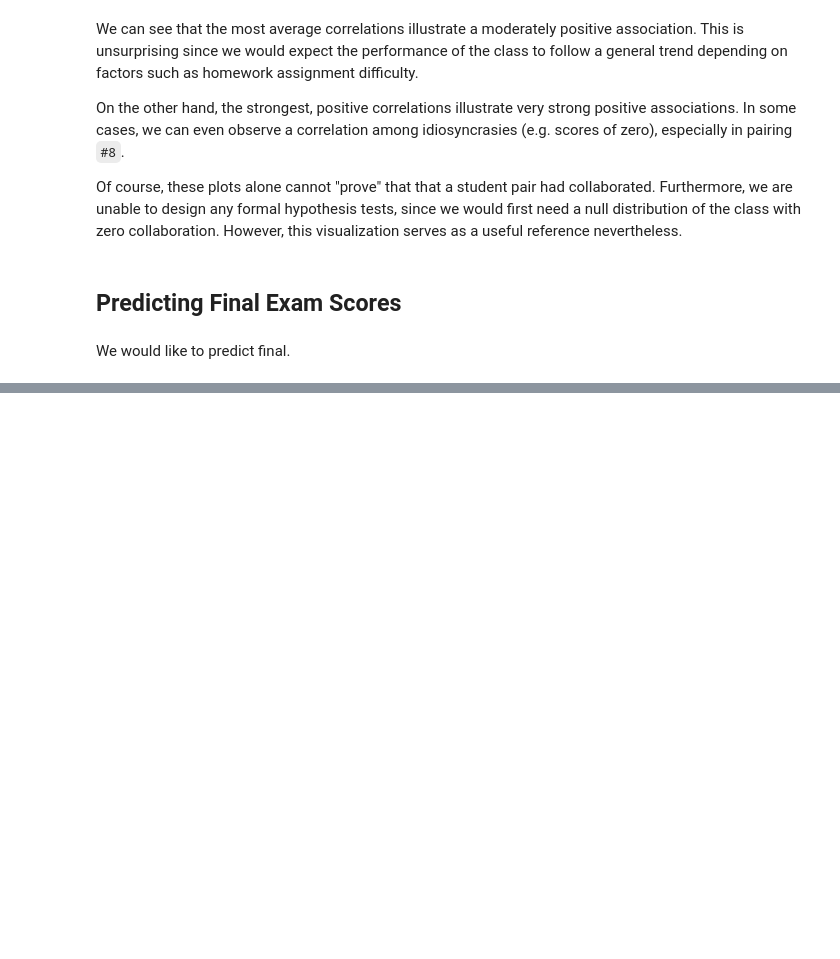
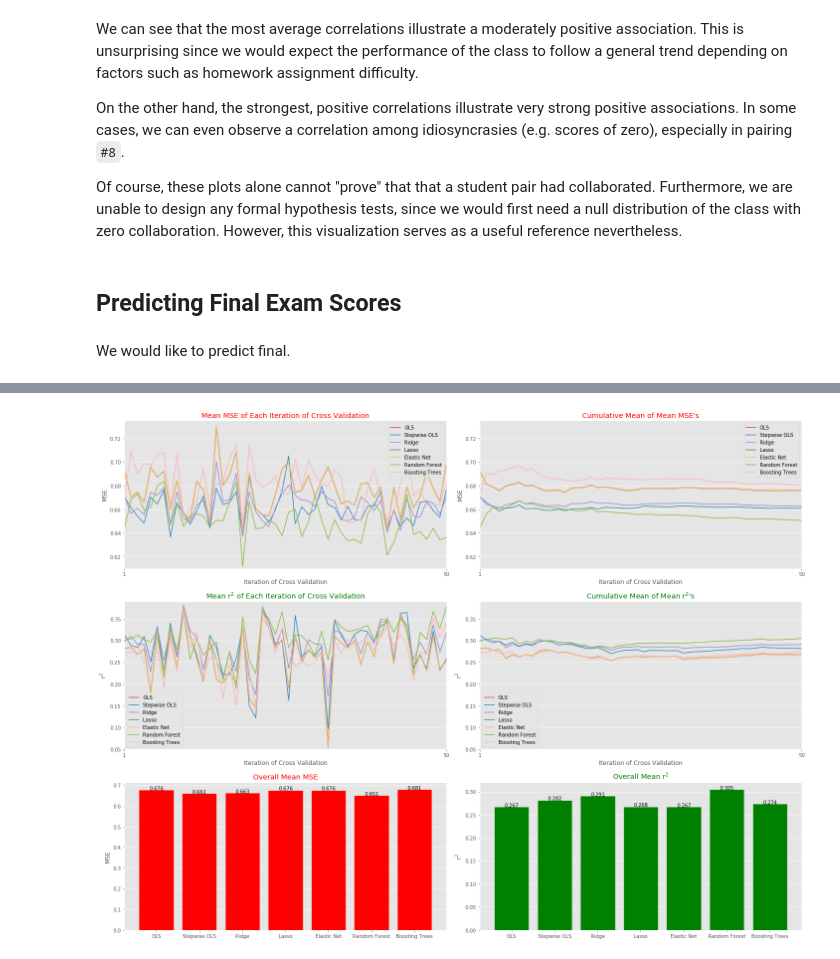
Before and after one commit to dleestat/grades, a Jupyter notebook: Grades.ipynb, the cells around one changed output, grey strips where cells are left out. Cells and saved outputs as stored; diff of their text form; code cells hidden in the pictures; blank space fills up the shorter version.

Commit message:
Start regression

```diff
--- a/Grades.ipynb
+++ b/Grades.ipynb
@@ -608,0 +617,99 @@ Conditions:
+# %%
+gbrt = GradientBoostingRegressor(learning_rate=.017, n_estimators=100, max_features=3, max_depth=3, min_samples_split=10, min_samples_leaf=10)
+# %%
+niterations, nfolds = 50, 10
+
+class RegressionMethod:
+    """A regression method to predict final exam scores."""
+    def __init__(self, name, method, predictors):
+        self.name, self.method, self.predictors = name, method, predictors
+        self.MSEs, self.r2s = np.empty(niterations), np.empty(niterations)
+
+methods = (
+    RegressionMethod('OLS', LinearRegression(), predictors),
+    RegressionMethod('Stepwise OLS', LinearRegression(), selected),
+    RegressionMethod('Ridge', Ridge(alpha=alphas['ridge']), predictors),
+    RegressionMethod('Lasso', Lasso(alpha=alphas['lasso']), predictors),
+    RegressionMethod('Elastic Net', ElasticNet(alpha=alphas['elastic net']), predictors),
+    RegressionMethod('Random Forest', rf, predictors),
+    RegressionMethod('Boosting Trees', gbrt, predictors),
+)
+# %%
+%%time
+
+# Shuffle the data for cross validation
+np.random.seed(0)
+df_cvs = [df_z.sample(frac=1) for _ in range(niterations)]
+
+x, xlim, xticks = range(1,niterations+1), [1,niterations], [1,niterations]
+MSE_ylim, r2_ylim = [.61,.735], [.05,.39]
+
+fig = plt.figure(figsize=(20,15))
+
+MSE_plot = plt.subplot(321)
+plt.title('Mean MSE of Each Iteration of Cross Validation', color='r')
+plt.xlabel('Iteration of Cross Validation')
+plt.ylabel('MSE')
+plt.xlim(xlim)
+plt.ylim(MSE_ylim)
+plt.xticks(xticks)
+
+MSE_mean_plot = plt.subplot(322)
+plt.title("Cumulative Mean of Mean MSE's", color='r')
+plt.xlabel('Iteration of Cross Validation')
+plt.ylabel('MSE')
+plt.xlim(xlim)
+plt.ylim(MSE_ylim)
+plt.xticks(xticks)
+
+r2_plot = plt.subplot(323)
+plt.title('Mean r$^2$ of Each Iteration of Cross Validation', color='g')
+plt.xlabel('Iteration of Cross Validation')
+plt.ylabel('r$^2$')
+plt.xlim(xlim)
+plt.ylim(r2_ylim)
+plt.xticks(xticks)
+
+r2_mean_plot = plt.subplot(324)
+plt.title("Cumulative Mean of Mean r$^2$'s", color='g')
+plt.xlabel('Iteration of Cross Validation')
+plt.ylabel('r$^2$')
+plt.xlim(xlim)
+plt.ylim(r2_ylim)
+plt.xticks(xticks)
+
+MSE_bar = plt.subplot(325)
+MSE_bar.xaxis.grid(False)
+plt.title('Overall Mean MSE', color='r')
+plt.ylabel('MSE')
+
+r2_bar = plt.subplot(326)
+r2_bar.xaxis.grid(False)
+plt.title('Overall Mean r$^2$', color='g')
+plt.ylabel('r$^2$')
+
+for order, method in enumerate(methods):
+    for i, df_cv in enumerate(df_cvs):
+        scores = cross_validate(method.method, df_cv[method.predictors], df_cv[target],
+                                cv=nfolds, scoring=['neg_mean_squared_error','r2'],
+                                return_train_score=False)
+        method.MSEs[i] = -scores['test_neg_mean_squared_error'].mean()
+        method.r2s[i]  =  scores['test_r2'].mean()
+
+    MSE_plot.plot(x, method.MSEs, label=method.name)
+    MSE_mean_plot.plot(x, np.cumsum(method.MSEs)/np.arange(1,len(method.MSEs)+1), label=method.name)
+
+    r2_plot.plot(x, method.r2s, label=method.name)
+    r2_mean_plot.plot(x, np.cumsum(method.r2s)/np.arange(1,len(method.r2s)+1), label=method.name)
+
+    MSE_overall, r2_overall = method.MSEs.mean(), method.r2s.mean()
+    MSE_bar.bar(method.name, MSE_overall, color='r')
+    MSE_bar.text(order-.16, MSE_overall, round(MSE_overall,3))
+    r2_bar.bar(method.name, r2_overall, color='g')
+    r2_bar.text(order-.16, r2_overall, round(r2_overall,3))
+
+for ax in fig.get_axes()[:4]:
+    ax.legend()
+
+plt.tight_layout()
+# %% [output]
@@ -609 +718,2 @@ Conditions:
+[figure, added]
 # %% [markdown]
```
Also changed, not shown: parts of 33 cells of this notebook.
